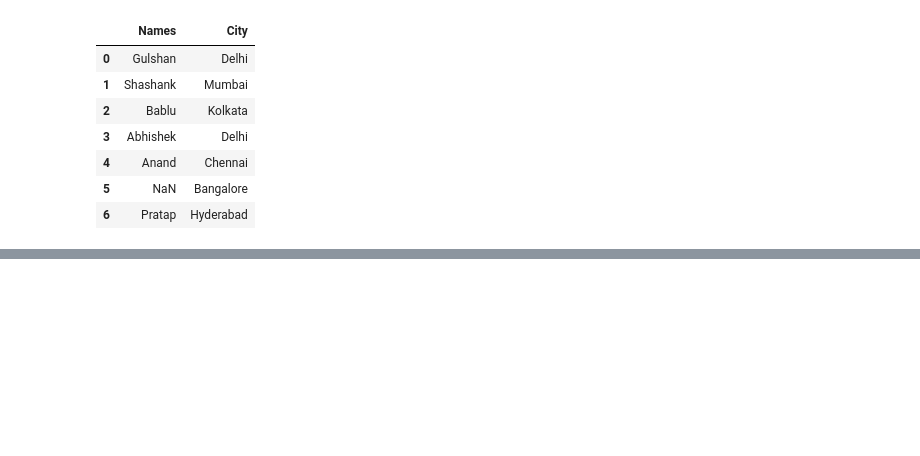
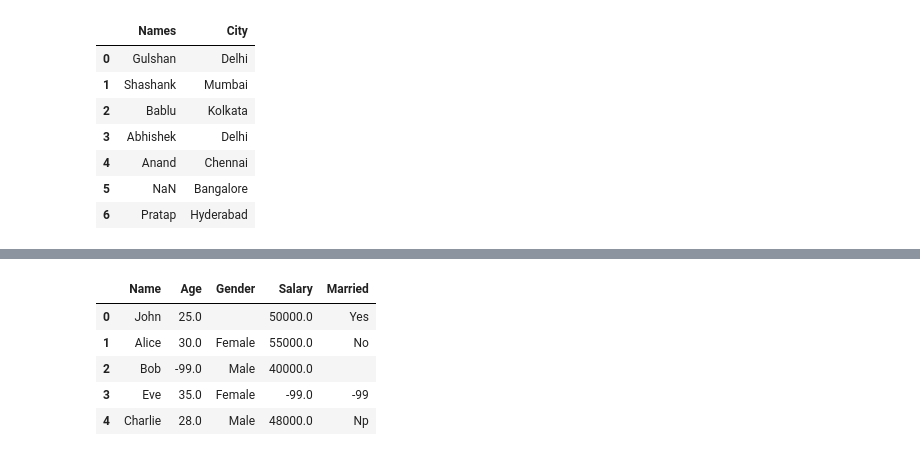
Before and after one commit to Sreemayidontha/Python-daily-codes, a Jupyter notebook: Python_daily.ipynb, the cells around one changed output, grey strips where cells are left out. Saved outputs shown, nothing was run; the diff lists cells and outputs as text; code cells hidden in the pictures; blank space fills up the shorter version.

```diff
--- a/Python_daily.ipynb
+++ b/Python_daily.ipynb
@@ -2572,0 +2675,11 @@ df
+# %%
+df.fillna(-99,inplace=True) # fills only np.nan or Nulls but not empty strings
+# %%
+df
+# %% [output]
+|  | Name | Age | Gender | Salary | Married |
+| 0 | John | 25.0 |  | 50000.0 | Yes |
+| 1 | Alice | 30.0 | Female | 55000.0 | No |
+| 2 | Bob | -99.0 | Male | 40000.0 |  |
+| 3 | Eve | 35.0 | Female | -99.0 | -99 |
+| 4 | Charlie | 28.0 | Male | 48000.0 | Np |
```
Also changed, not shown: parts of 19 cells of this notebook.
